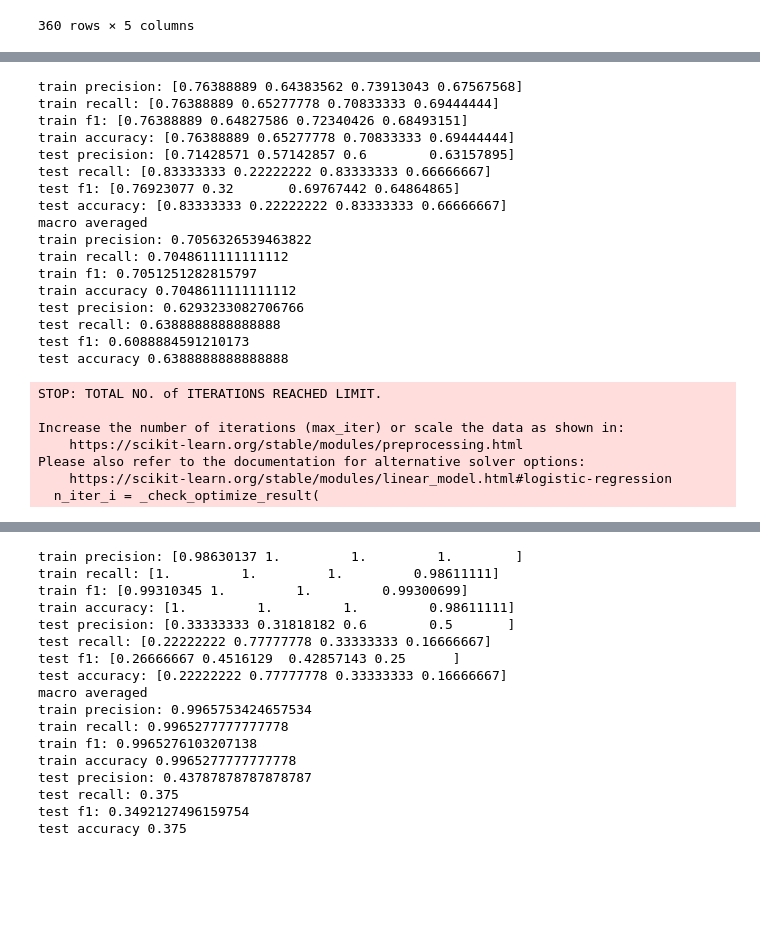
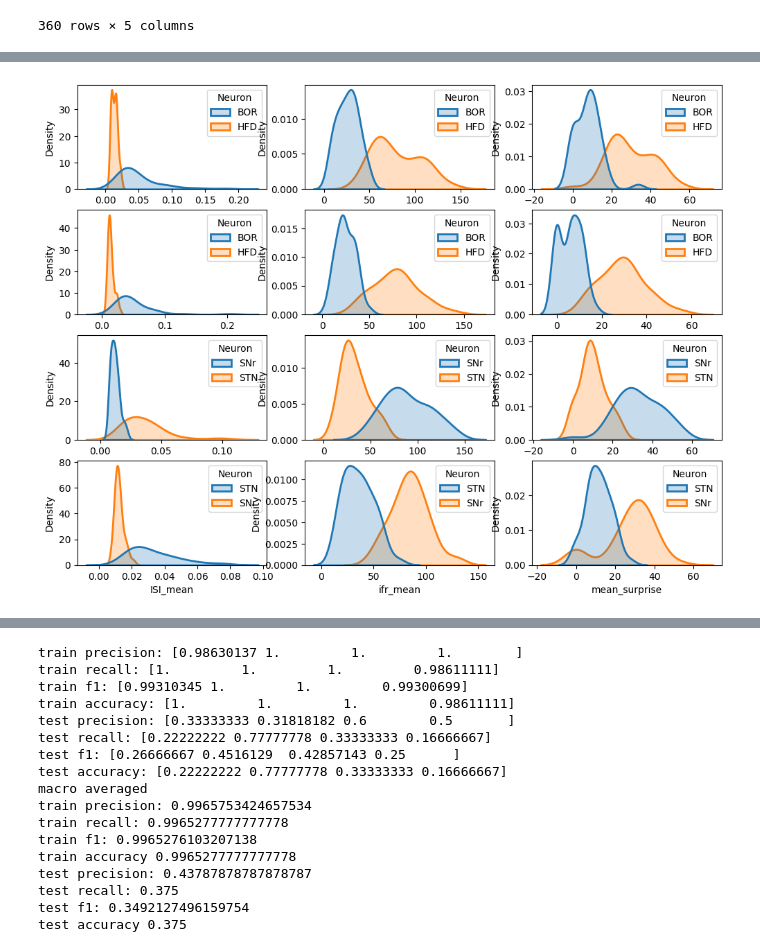
Before and after one commit to jazlynntan/BME1500H_group5, a Jupyter notebook: ModelTraining.ipynb, the cells around one changed output, grey strips where cells are left out. Saved outputs shown, nothing was run; the diff lists cells and outputs as text; code cells hidden in the pictures; blank space fills up the shorter version.

```diff
--- a/ModelTraining.ipynb
+++ b/ModelTraining.ipynb
@@ -288,55 +608,8 @@ fig.tight_layout()
-# %%
-from sklearn.linear_model import LogisticRegression
-
-LR = LogisticRegression(random_state=42, max_iter=200)
-LR.fit(X_train, y_train)
-LR_train_pred = LR.predict(X_train)
-LR_test_pred = LR.predict(X_test)
-
-print('train precision:', precision_score(y_train,LR_train_pred,average=None))
-print('train recall:', recall_score(y_train,LR_train_pred,average=None))
-print('train f1:', f1_score(y_train,LR_train_pred,average=None))
-matrix = confusion_matrix(y_train, LR_train_pred)
-print('train accuracy:', matrix.diagonal()/matrix.sum(axis=1))
-
-print('test precision:', precision_score(y_test,LR_test_pred,average=None))
-print('test recall:', recall_score(y_test,LR_test_pred,average=None))
-print('test f1:', f1_score(y_test,LR_test_pred,average=None))
-matrix = confusion_matrix(y_test, LR_test_pred)
-print('test accuracy:', matrix.diagonal()/matrix.sum(axis=1))
-
-print('macro averaged')
-print('train precision:', precision_score(y_train,LR_train_pred,average='macro'))
-print('train recall:', recall_score(y_train,LR_train_pred,average='macro'))
-print('train f1:', f1_score(y_train,LR_train_pred,average='macro'))
-print('train accuracy', accuracy_score(y_train,LR_train_pred))
-
-print('test precision:', precision_score(y_test,LR_test_pred,average='macro'))
-print('test recall:', recall_score(y_test,LR_test_pred,average='macro'))
-print('test f1:', f1_score(y_test,LR_test_pred,average='macro'))
-print('test accuracy', accuracy_score(y_test,LR_test_pred))
-# %% [output]
-train precision: [0.76388889 0.64383562 0.73913043 0.67567568]
-train recall: [0.76388889 0.65277778 0.70833333 0.69444444]
-train f1: [0.76388889 0.64827586 0.72340426 0.68493151]
-train accuracy: [0.76388889 0.65277778 0.70833333 0.69444444]
-test precision: [0.71428571 0.57142857 0.6        0.63157895]
-test recall: [0.83333333 0.22222222 0.83333333 0.66666667]
-test f1: [0.76923077 0.32       0.69767442 0.64864865]
-test accuracy: [0.83333333 0.22222222 0.83333333 0.66666667]
-macro averaged
-train precision: 0.7056326539463822
-train recall: 0.7048611111111112
-train f1: 0.7051251282815797
-train accuracy 0.7048611111111112
-test precision: 0.6293233082706766
-test recall: 0.6388888888888888
-test f1: 0.6088884591210173
-test accuracy 0.6388888888888888
-STOP: TOTAL NO. of ITERATIONS REACHED LIMIT.
-
-Increase the number of iterations (max_iter) or scale the data as shown in:
-    https://scikit-learn.org/stable/modules/preprocessing.html
-Please also refer to the documentation for alternative solver options:
-    https://scikit-learn.org/stable/modules/linear_model.html#logistic-regression
-  n_iter_i = _check_optimize_result(
+# %%
+fig,axes=plt.subplots(4,3,figsize=(12,9))
+for i,population in enumerate([subset_left_GPi,subset_right_GPi,subset_left_STN,subset_right_STN]):
+    sns.kdeplot(population,x='ISI_mean',hue='Neuron',fill=True,linewidth=2,ax=axes[i,0])
+    sns.kdeplot(population,x='ifr_mean',hue='Neuron',fill=True,linewidth=2,ax=axes[i,1])
+    sns.kdeplot(population,x='mean_surprise',hue='Neuron',fill=True,linewidth=2,ax=axes[i,2])
+# %% [output]
+[figure, added]
```
Also changed, not shown: parts of 30 cells of this notebook, 22 other files.
